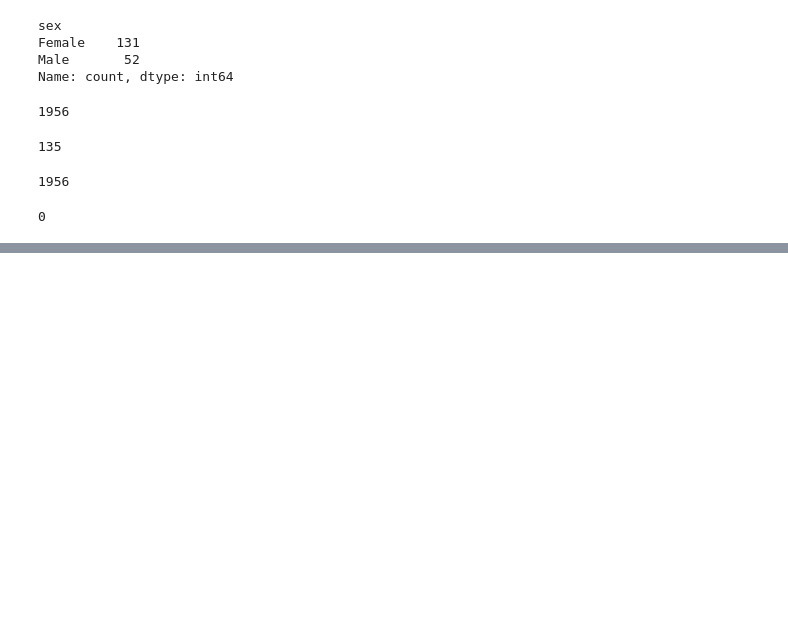
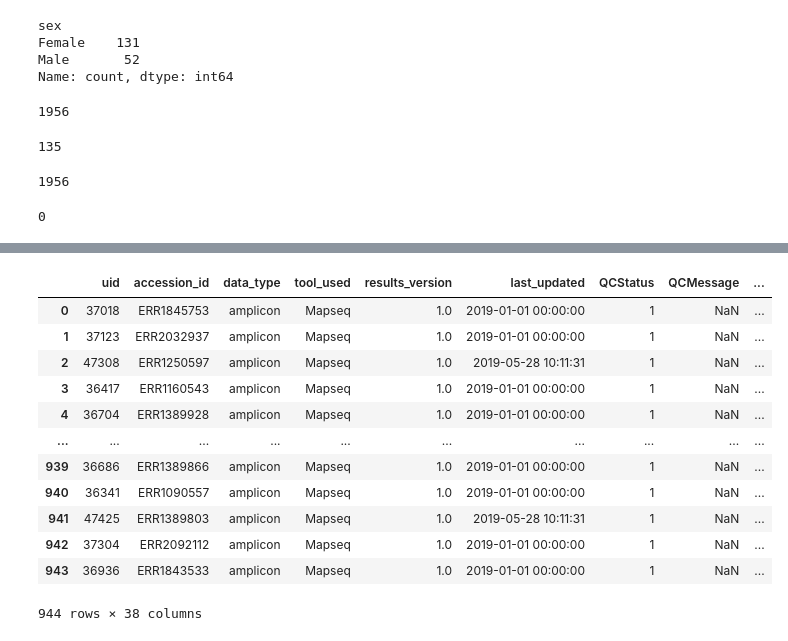
Before and after one commit to MahsaMonshizade/metagenomics_confounder_free, a Jupyter notebook: GMrepo_data/EDA.ipynb, the cells around one changed output, grey strips where cells are left out. Saved outputs shown, nothing was run; the diff lists cells and outputs as text; code cells hidden in the pictures; blank space fills up the shorter version.

```diff
--- a/GMrepo_data/EDA.ipynb
+++ b/GMrepo_data/EDA.ipynb
@@ -436,0 +578,16 @@ IBD_test_df['BMI'].count()
+# %%
+metadata_balanced
+# %% [output]
+|  | uid | accession_id | data_type | tool_used | results_version | last_updated | QCStatus | QCMessage | ... |
+| 0 | 37018 | ERR1845753 | amplicon | Mapseq | 1.0 | 2019-01-01 00:00:00 | 1 | NaN | ... |
+| 1 | 37123 | ERR2032937 | amplicon | Mapseq | 1.0 | 2019-01-01 00:00:00 | 1 | NaN | ... |
+| 2 | 47308 | ERR1250597 | amplicon | Mapseq | 1.0 | 2019-05-28 10:11:31 | 1 | NaN | ... |
+| 3 | 36417 | ERR1160543 | amplicon | Mapseq | 1.0 | 2019-01-01 00:00:00 | 1 | NaN | ... |
+| 4 | 36704 | ERR1389928 | amplicon | Mapseq | 1.0 | 2019-01-01 00:00:00 | 1 | NaN | ... |
+| ... | ... | ... | ... | ... | ... | ... | ... | ... | ... |
+| 939 | 36686 | ERR1389866 | amplicon | Mapseq | 1.0 | 2019-01-01 00:00:00 | 1 | NaN | ... |
+| 940 | 36341 | ERR1090557 | amplicon | Mapseq | 1.0 | 2019-01-01 00:00:00 | 1 | NaN | ... |
+| 941 | 47425 | ERR1389803 | amplicon | Mapseq | 1.0 | 2019-05-28 10:11:31 | 1 | NaN | ... |
+| 942 | 37304 | ERR2092112 | amplicon | Mapseq | 1.0 | 2019-01-01 00:00:00 | 1 | NaN | ... |
+| 943 | 36936 | ERR1843533 | amplicon | Mapseq | 1.0 | 2019-01-01 00:00:00 | 1 | NaN | ... |
+944 rows × 38 columns
```
Also changed, not shown: parts of 32 cells of this notebook, 4 other files.
